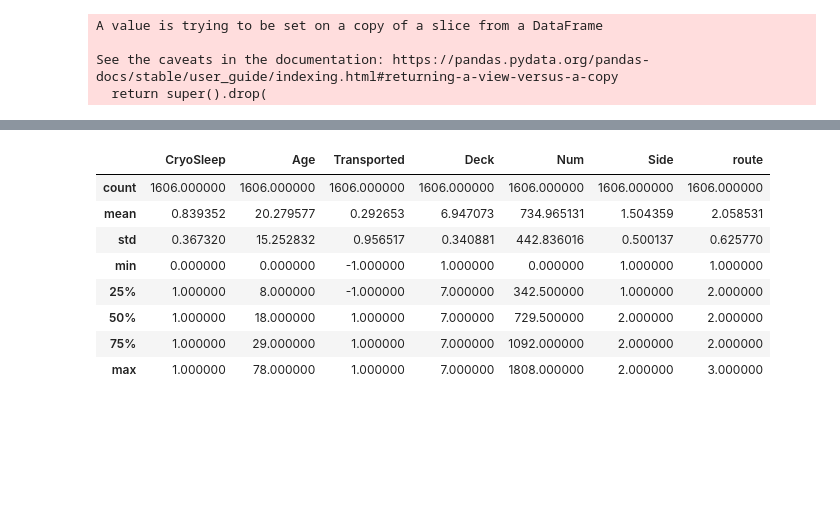
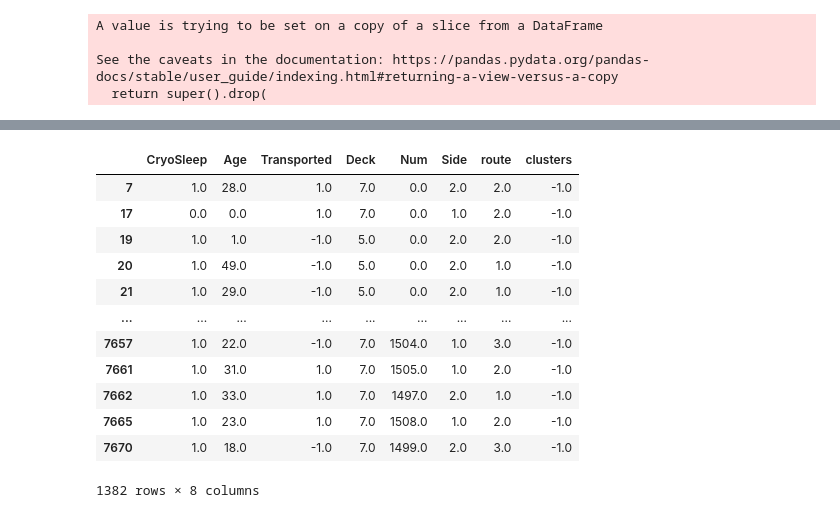
Before and after one commit to SergeyBubnov/spaceship, a Jupyter notebook: 5.ipynb, the cells around one changed output, grey strips where cells are left out. Cells and saved outputs as stored; diff of their text form; code cells hidden in the pictures; blank space fills up the shorter version.

```diff
--- a/5.ipynb
+++ b/5.ipynb
@@ -191,0 +214,3 @@ df_final = df[mask3]
+# %%
+mask_disaster = (df['Num']>764)&(df['Num']<=1203)&(df['Side']==2)
+print(pd.value_counts(df_rest2[mask_disaster]["Transported"]))
@@ -191,0 +221,4 @@ df_final = df[mask3]
+# %%
+mask4 = mask3&(~mask_disaster)
+df_final =df[mask4]
+df_final.describe()
@@ -198,0 +488,23 @@ See the caveats in the documentation: https://pandas.pydata.org/pandas-docs/stab
+# %%
+from sklearn.manifold import TSNE
+look_for = df_final[df_final["Transported"]==1.0]
+X = look_for[features]
+
+tsne = TSNE(n_components = 2,perplexity =30, random_state = 2)
+data_2d = pd.DataFrame(tsne.fit_transform(X))
+
+from sklearn.cluster import KMeans
+kmeans = KMeans(n_clusters=2,random_state=2)
+clusters = (kmeans.fit(data_2d)).labels_
+
+data_2d[2] = clusters
+data_2d.index = look_for.index
+
+data_2d_0 = data_2d[data_2d[2] == 0]
+data_2d_1 = data_2d[data_2d[2] == 1]
+
+fig = plt.figure()
+ax = fig.add_subplot(111)
+ax.scatter(data_2d_0[0],data_2d_0[1],c = 'r',marker ='o')
+ax.scatter(data_2d_1[0],data_2d_1[1],c = 'b',marker ='o')
+plt.show()
@@ -198,0 +529,3 @@ See the caveats in the documentation: https://pandas.pydata.org/pandas-docs/stab
+# %%
+df_final["clusters"] = data_2d[2]
+df_final["clusters"]  = np.where(np.NaN, -1.0, df_final["clusters"])
@@ -199,12 +543,16 @@ See the caveats in the documentation: https://pandas.pydata.org/pandas-docs/stab
 # %%
-df_final.describe()
+df_final
 # %% [output]
-|  | CryoSleep | Age | Transported | Deck | Num | Side | route |
-| count | 1606.000000 | 1606.000000 | 1606.000000 | 1606.000000 | 1606.000000 | 1606.000000 | 1606.000000 |
-| mean | 0.839352 | 20.279577 | 0.292653 | 6.947073 | 734.965131 | 1.504359 | 2.058531 |
-| std | 0.367320 | 15.252832 | 0.956517 | 0.340881 | 442.836016 | 0.500137 | 0.625770 |
-| min | 0.000000 | 0.000000 | -1.000000 | 1.000000 | 0.000000 | 1.000000 | 1.000000 |
-| 25% | 1.000000 | 8.000000 | -1.000000 | 7.000000 | 342.500000 | 1.000000 | 2.000000 |
-| 50% | 1.000000 | 18.000000 | 1.000000 | 7.000000 | 729.500000 | 2.000000 | 2.000000 |
-| 75% | 1.000000 | 29.000000 | 1.000000 | 7.000000 | 1092.000000 | 2.000000 | 2.000000 |
-| max | 1.000000 | 78.000000 | 1.000000 | 7.000000 | 1808.000000 | 2.000000 | 3.000000 |
+|  | CryoSleep | Age | Transported | Deck | Num | Side | route | clusters |
+| 7 | 1.0 | 28.0 | 1.0 | 7.0 | 0.0 | 2.0 | 2.0 | -1.0 |
+| 17 | 0.0 | 0.0 | 1.0 | 7.0 | 0.0 | 1.0 | 2.0 | -1.0 |
+| 19 | 1.0 | 1.0 | -1.0 | 5.0 | 0.0 | 2.0 | 2.0 | -1.0 |
+| 20 | 1.0 | 49.0 | -1.0 | 5.0 | 0.0 | 2.0 | 1.0 | -1.0 |
+| 21 | 1.0 | 29.0 | -1.0 | 5.0 | 0.0 | 2.0 | 1.0 | -1.0 |
+| ... | ... | ... | ... | ... | ... | ... | ... | ... |
+| 7657 | 1.0 | 22.0 | -1.0 | 7.0 | 1504.0 | 1.0 | 3.0 | -1.0 |
+| 7661 | 1.0 | 31.0 | 1.0 | 7.0 | 1505.0 | 1.0 | 2.0 | -1.0 |
+| 7662 | 1.0 | 33.0 | 1.0 | 7.0 | 1497.0 | 2.0 | 1.0 | -1.0 |
+| 7665 | 1.0 | 23.0 | 1.0 | 7.0 | 1508.0 | 1.0 | 2.0 | -1.0 |
+| 7670 | 1.0 | 18.0 | -1.0 | 7.0 | 1499.0 | 2.0 | 3.0 | -1.0 |
+1382 rows × 8 columns
```
Also changed, not shown: parts of 39 cells of this notebook, 1 other file.
